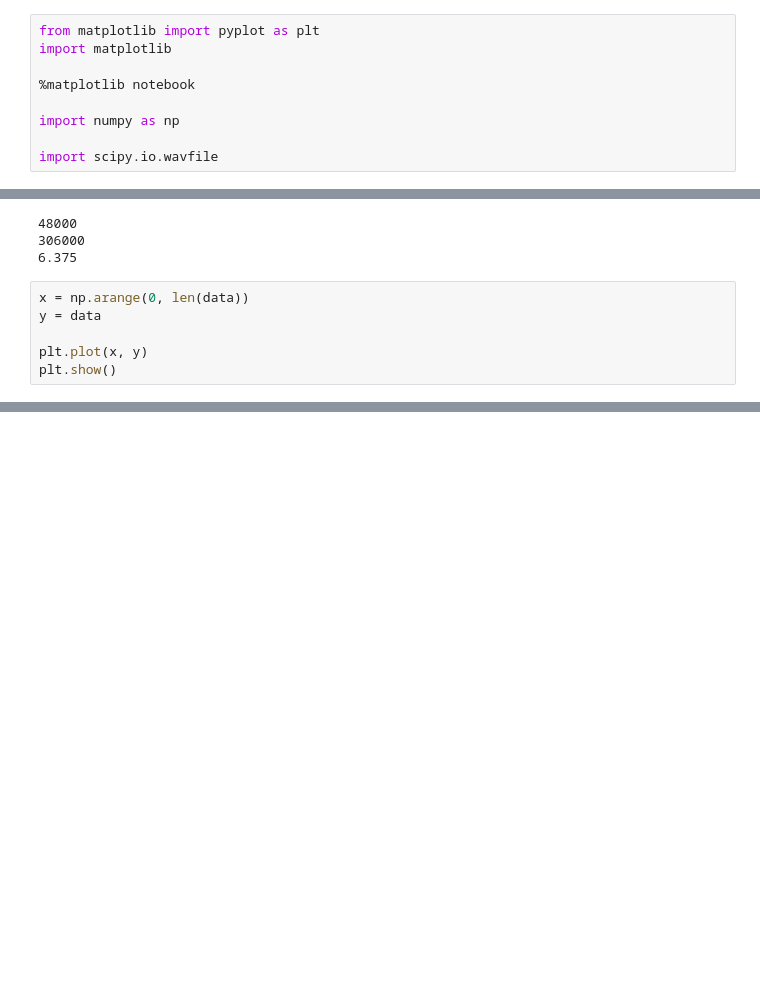
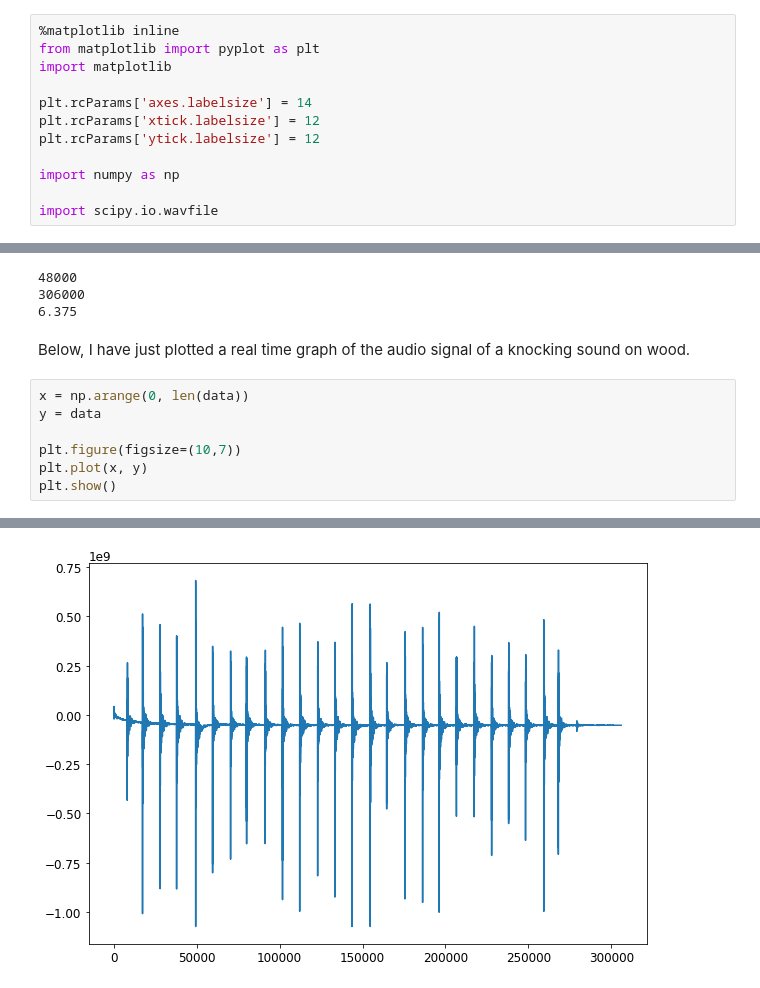
Before and after one commit to ThibaultHuyet/data_parsing, a Jupyter notebook: Audio.ipynb, the cells around one changed output, grey strips where cells are left out. Drawn from its saved outputs; the diff is of its cells as text; blank space fills up the shorter version.

Commit message:
Added graphs of both audio files and did a really quick fft to see what happens

```diff
--- a/Audio.ipynb
+++ b/Audio.ipynb
@@ -5,10 +5,13 @@ Library imports.
 
 Scipy is used to open a wav file as a numpy array.
 # %%
+%matplotlib inline
 from matplotlib import pyplot as plt
 import matplotlib
 
-%matplotlib notebook
+plt.rcParams['axes.labelsize'] = 14
+plt.rcParams['xtick.labelsize'] = 12
+plt.rcParams['ytick.labelsize'] = 12
 
 import numpy as np
 
@@ -30,10 +33,13 @@ print(len(data)/rate)
 48000
 306000
 6.375
+# %% [markdown]
+Below, I have just plotted a real time graph of the audio signal of a knocking sound on wood.
 # %%
 x = np.arange(0, len(data))
 y = data
 
+plt.figure(figsize=(10,7))
 plt.plot(x, y)
 plt.show()
 # %% [output]
@@ -41,0 +46 @@ plt.show()
+[figure, added]
```
Also changed, not shown: parts of 9 cells of this notebook.
